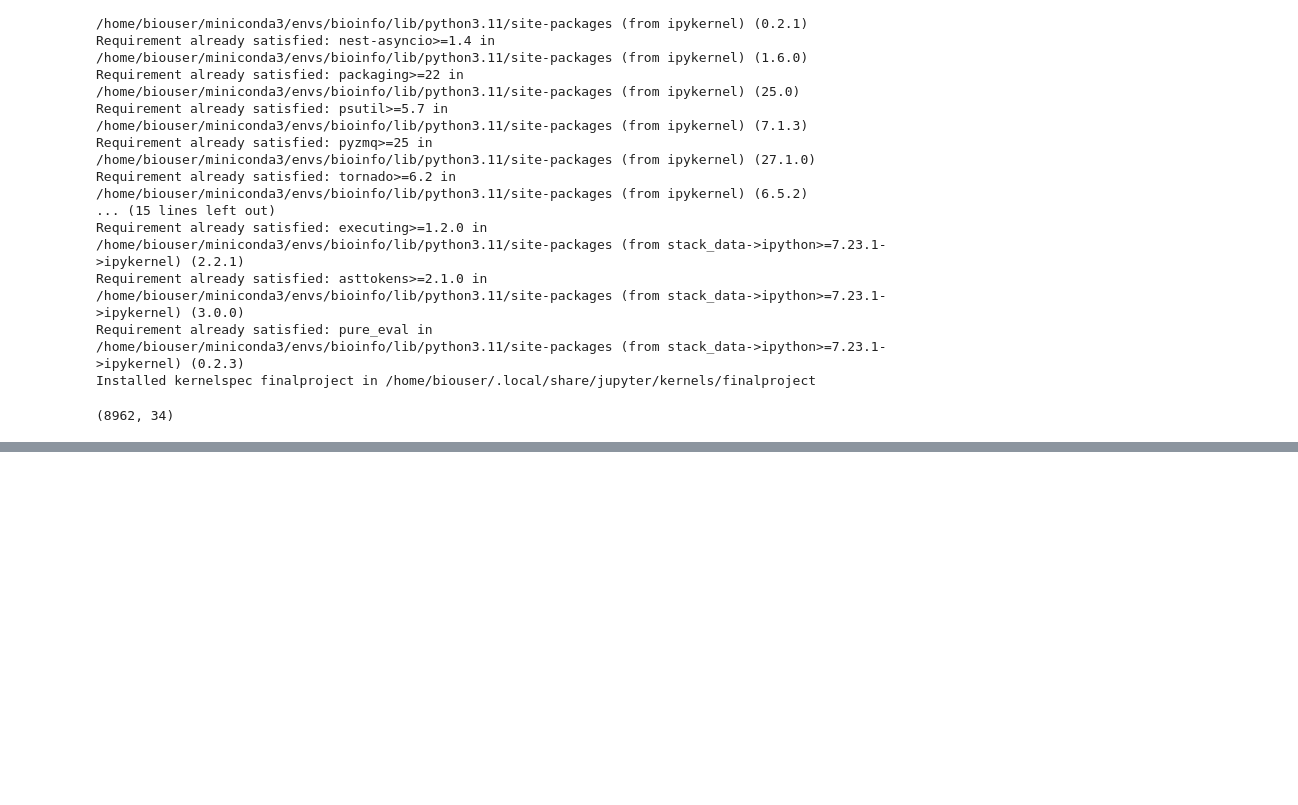
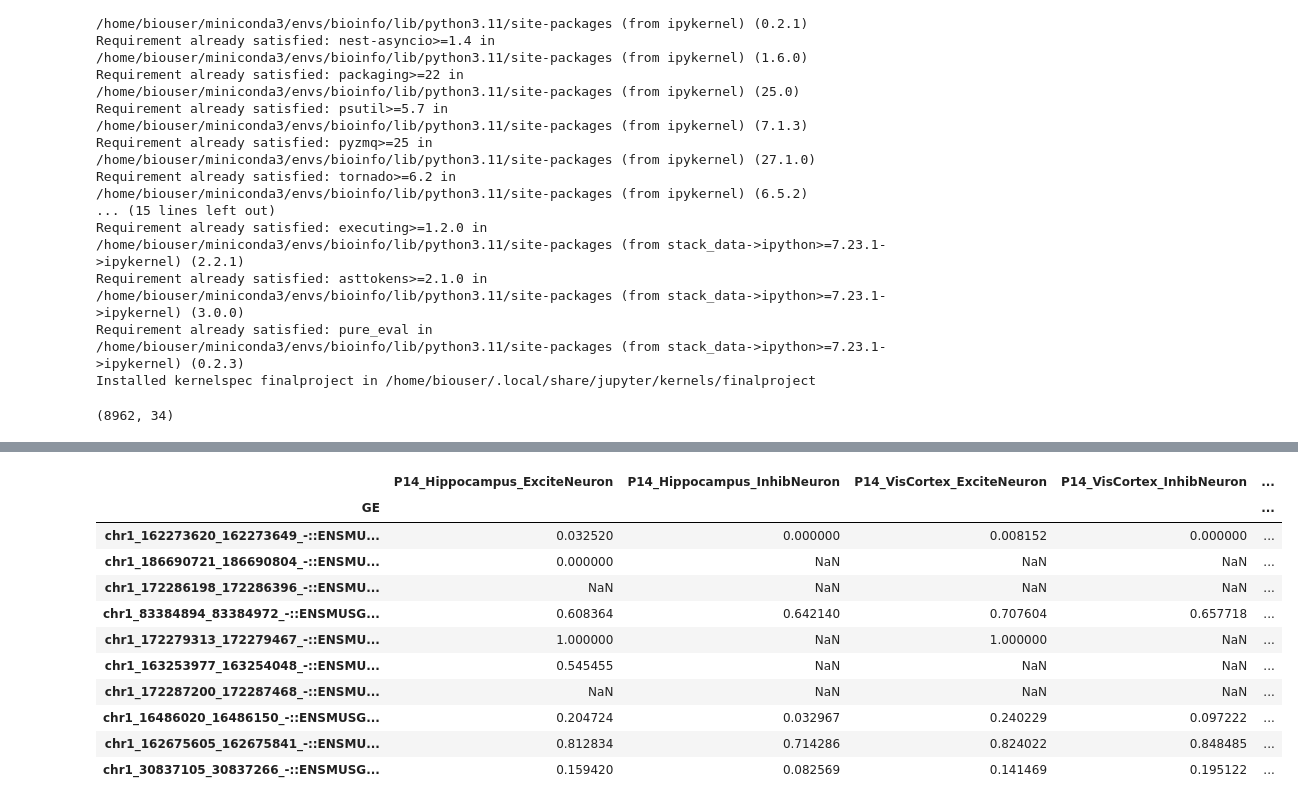
Before and after one commit to aimeenhile/fall25-csc-bioinf, a Jupyter notebook: final-project/src/exon_inclusion/analysis.ipynb, the cells around one changed output, grey strips where cells are left out. Saved outputs shown, nothing was run; the diff lists cells and outputs as text; code cells hidden in the pictures; blank space fills up the shorter version.

```diff
--- a/final-project/src/exon_inclusion/analysis.ipynb
+++ b/final-project/src/exon_inclusion/analysis.ipynb
@@ -58 +61,17 @@ type_alt.head(15)
 15 rows × 34 columns
+# %%
+type_neurons = load_type_neurons("../../data/altExonUsage_devel_type.gz")
+type_neurons.head(10)
+# %% [output]
+|  | P14_Hippocampus_ExciteNeuron | P14_Hippocampus_InhibNeuron | P14_VisCortex_ExciteNeuron | P14_VisCortex_InhibNeuron | ... |
+| GE |  |  |  |  | ... |
+| chr1_162273620_162273649_-::ENSMU... | 0.032520 | 0.000000 | 0.008152 | 0.000000 | ... |
+| chr1_186690721_186690804_-::ENSMU... | 0.000000 | NaN | NaN | NaN | ... |
+| chr1_172286198_172286396_-::ENSMU... | NaN | NaN | NaN | NaN | ... |
+| chr1_83384894_83384972_-::ENSMUSG... | 0.608364 | 0.642140 | 0.707604 | 0.657718 | ... |
+| chr1_172279313_172279467_-::ENSMU... | 1.000000 | NaN | 1.000000 | NaN | ... |
+| chr1_163253977_163254048_-::ENSMU... | 0.545455 | NaN | NaN | NaN | ... |
+| chr1_172287200_172287468_-::ENSMU... | NaN | NaN | NaN | NaN | ... |
+| chr1_16486020_16486150_-::ENSMUSG... | 0.204724 | 0.032967 | 0.240229 | 0.097222 | ... |
+| chr1_162675605_162675841_-::ENSMU... | 0.812834 | 0.714286 | 0.824022 | 0.848485 | ... |
+| chr1_30837105_30837266_-::ENSMUSG... | 0.159420 | 0.082569 | 0.141469 | 0.195122 | ... |
```
Also changed, not shown: parts of 2 cells of this notebook, 2 other files.
